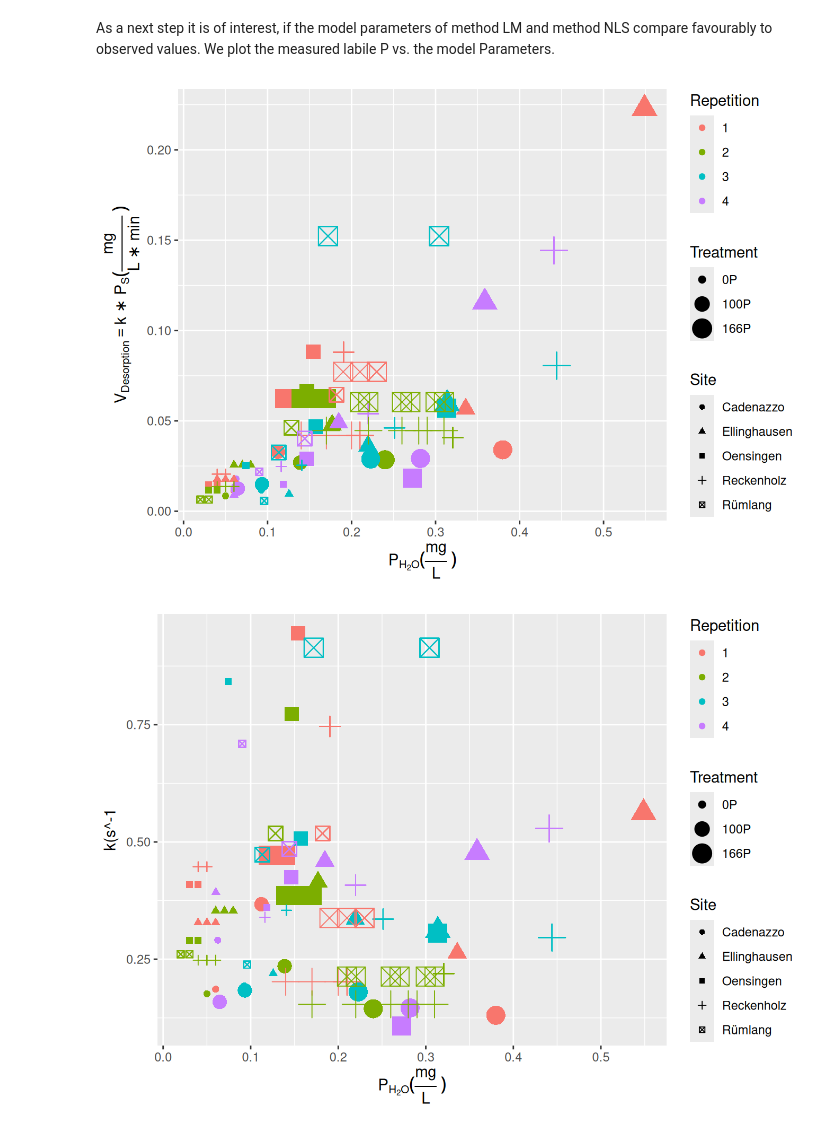
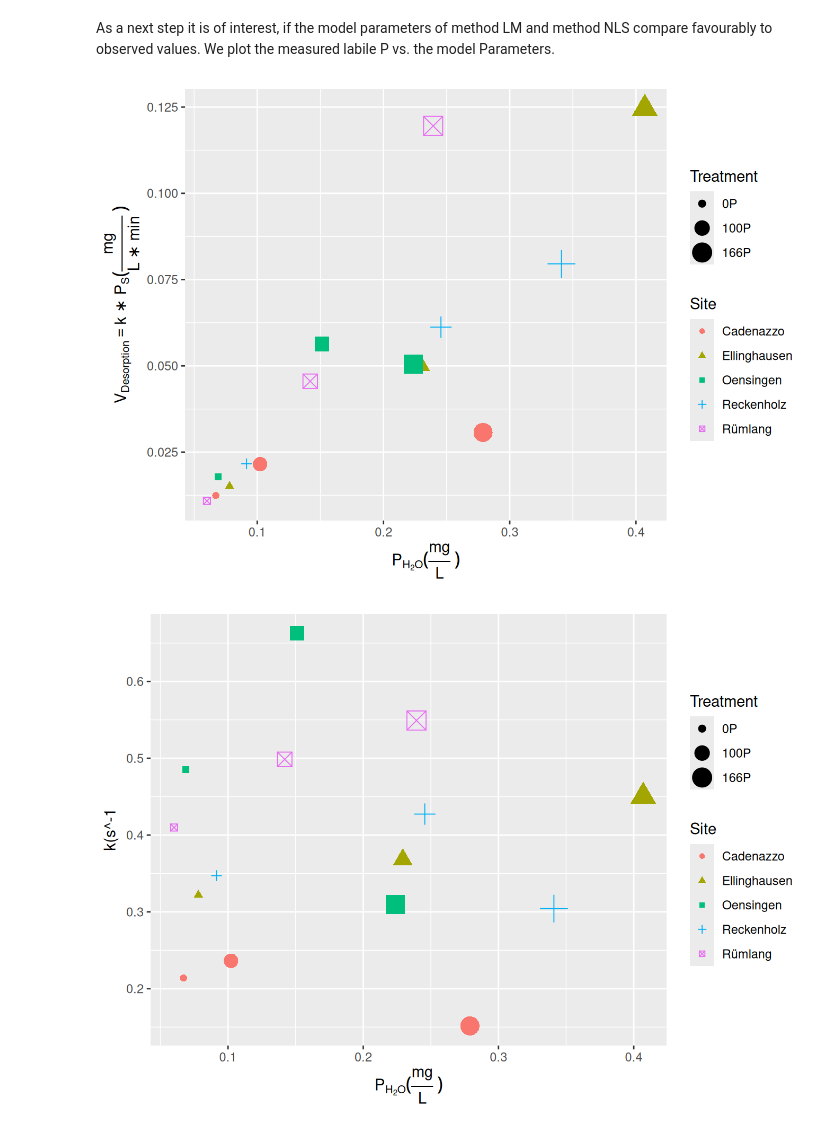
Before and after one commit to Andrapodon/Master-Thesis-P-kinetics, a Jupyter notebook: notebooks/pretest.embed.ipynb, the cells around one changed output. Saved outputs shown, nothing was run; the diff lists cells and outputs as text; code cells hidden in the pictures.

Commit message:
Built site for gh-pages

```diff
--- a/notebooks/pretest.embed.ipynb
+++ b/notebooks/pretest.embed.ipynb
@@ -120,13 +124,33 @@ Residual standard error: 0.01427972 on 269 degrees of freedom
 # %% [markdown]
 As a next step it is of interest, if the model parameters of method LM and method NLS compare favourably to observed values. We plot the measured labile P vs. the model Parameters.
 # %%
-p2 <- ggplot(d,aes(y=k*PS, x=Pv_labile.mg.L., col = Repetition, group = Site)) +
+rr <- coef(Res)
+rr$uid <- rr %>% rownames()
+d <- merge(d,rr,by= "uid",by.x = "uid")
+
+d2 <- subset(d,select = c(Site,Treatment,Repetition,Pv_labile.mg.L.,k,PS))
+
+
+# Create a unique ID combining Site and Treatment
+d2 <- d2 %>%
+  mutate(ui = paste(Site, Treatment, sep = "_")) %>%
+  group_by(ui, Site, Treatment) %>%
+  summarise(
+    k = mean(k, na.rm = TRUE),
+    PS = mean(PS, na.rm = TRUE),
+    Plabile = mean(Pv_labile.mg.L., na.rm = TRUE),
+    .groups = "drop"
+  )
+
+
+
+p2 <- ggplot(d2,aes(y=k*PS, x=Plabile, col = Site)) +
   geom_point(aes(shape=Site, size = Treatment)) +
   labs(x=TeX("$P_{H_2O}(\\frac{mg}{L})$"),
          y=TeX("$V_{Desorption}=k*P_S (\\frac{mg}{L*min})$"))
   #facet_grid(Site ~ Treatment) +
 
 p2
 # %% [output]
-[figure, old version]
+[figure, new version]
-[figure, old version]
+[figure, new version]
```
Also changed, not shown: parts of 2 cells of this notebook, 9 other files.
